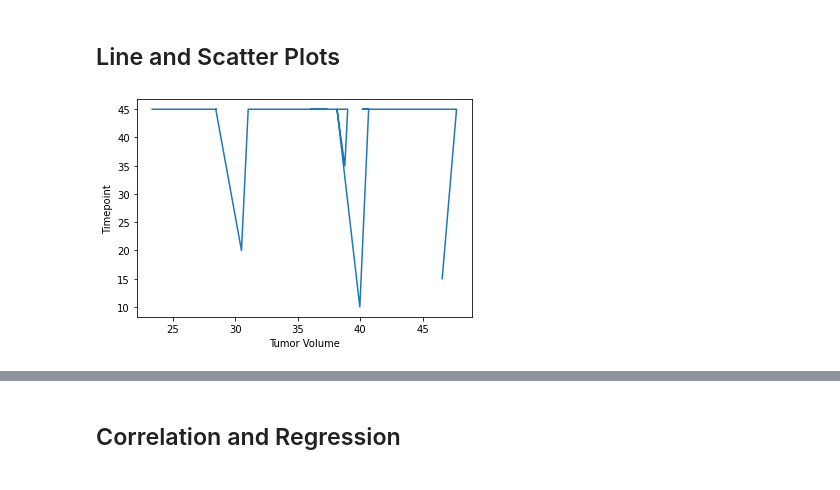
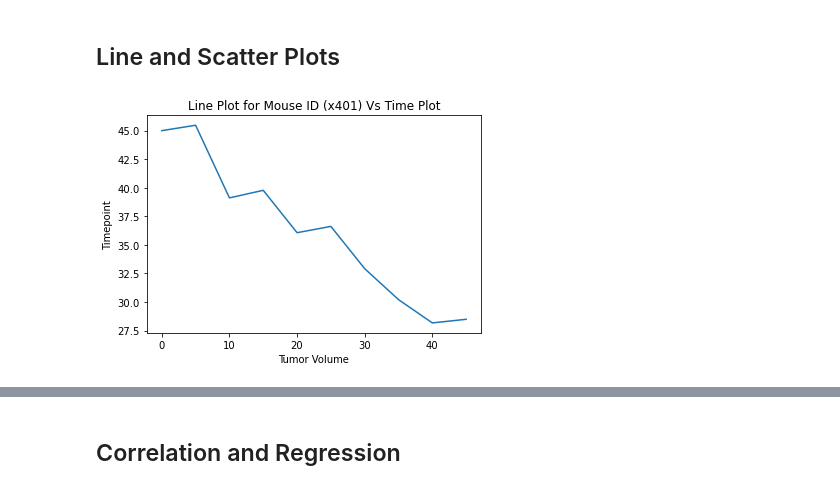
Before and after one commit to hamidzar/Data-Analytics, a Jupyter notebook: Mathplotlib-Challenge/pymaceuticals_starter.ipynb, the cells around one changed output, grey strips where cells are left out. Cells and saved outputs as stored; diff of their text form; code cells hidden in the pictures.

```diff
--- a/Mathplotlib-Challenge/pymaceuticals_starter.ipynb
+++ b/Mathplotlib-Challenge/pymaceuticals_starter.ipynb
@@ -64,3 +62,6 @@ combined.loc[combined['Mouse ID'] == 'g989']
 | 918 | g989 | Propriva | Female | 21 | 26 | 25 | 56.045564 | ... |
 | 919 | g989 | Propriva | Female | 21 | 26 | 30 | 59.082294 | ... |
 | 920 | g989 | Propriva | Female | 21 | 26 | 35 | 62.570880 | ... |
+# %%
+clean_combined=combined[combined["Mouse ID"] != 'g989' ]
+clean_combined.head()
@@ -269,14 +281,15 @@ plt.show()
 ## Line and Scatter Plots
 # %%
 # Generate a line plot of tumor volume vs. time point for a mouse treated with Capomulin
-TPoint=mouse_drug_data['Timepoint']
-for i in TPoint:
-    TV = mouse_drug_data.loc[mouse_drug_data['Drug Regimen'] == 'Capomulin','Tumor Volume (mm3)']
-    TP = mouse_drug_data.loc[mouse_drug_data['Drug Regimen'] == 'Capomulin','Timepoint']
+TM = clean_combined.loc[(clean_combined['Drug Regimen'] == 'Capomulin')]
 
+TV = TM.loc[TM['Mouse ID'] == 'x401','Tumor Volume (mm3)']
+TP = TM.loc[TM['Mouse ID'] == 'x401','Timepoint']
+
+plt.title("Line Plot for Mouse ID (x401) Vs Time Plot")
 plt.xlabel("Tumor Volume")
 plt.ylabel("Timepoint")
-plt.plot(TV, TP)
+plt.plot(TP, TV)
 plt.show()
 # %% [output]
-[figure, old version]
+[figure, new version]
```
Also changed, not shown: parts of 19 cells of this notebook.
